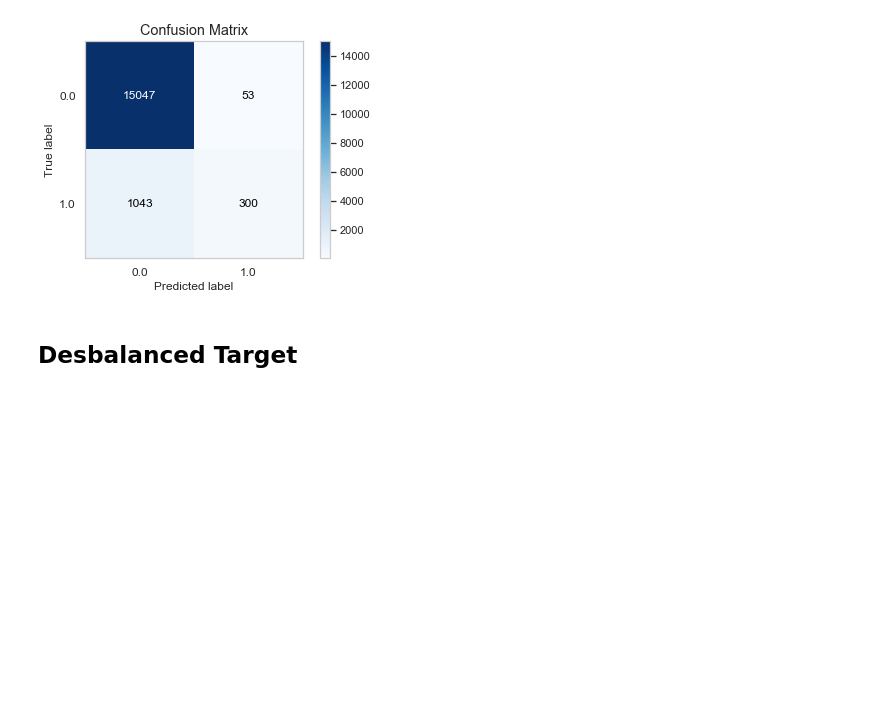
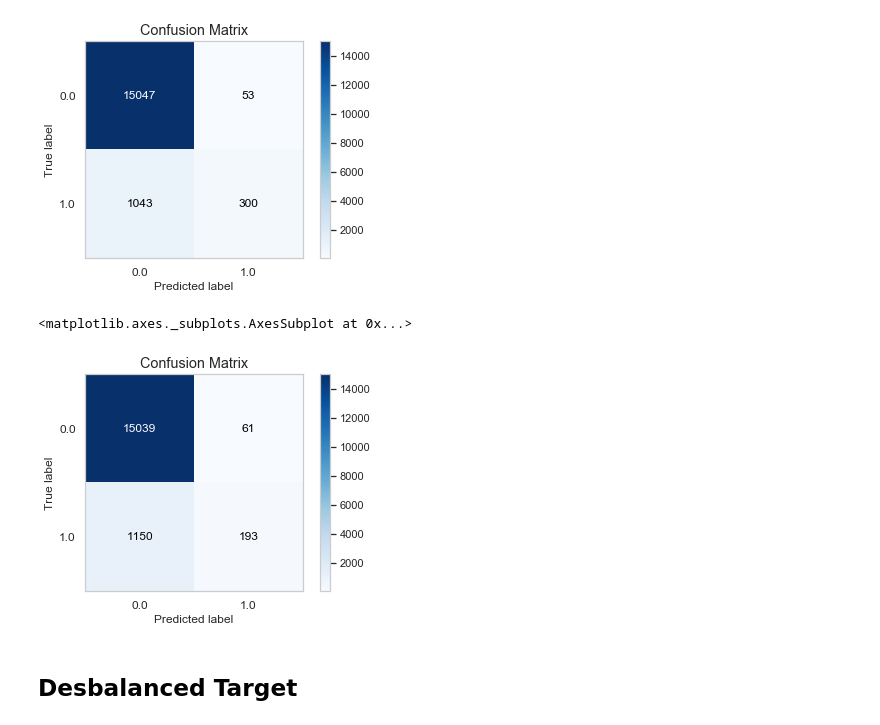
Before and after one commit to raquelcreis/hr_analytics, a Jupyter notebook: notebook.ipynb, the cells around one changed output. Cells and saved outputs as stored; diff of their text form; code cells hidden in the pictures; blank space fills up the shorter version.

Commit message:
metrics model - oversampling dataset

```diff
--- a/notebook.ipynb
+++ b/notebook.ipynb
@@ -454,3 +454,6 @@ Index(['previous_year_rating', 'awards_won?', 'avg_training_score',
        'region_22', 'region_26', 'region_4', 'department_Legal',
        'education_Bachelor's', 'gender_m', 'recruitment_channel_other'],
       dtype='object')
+# %%
+feat_select = X_train.columns[select_top10.get_support()]
+X_train[feat_select]
@@ -534,6 +551,14 @@ skplt.metrics.plot_confusion_matrix(y_valid, preds_valid)
 # %% [output]
 <matplotlib.axes._subplots.AxesSubplot at 0x...>
 [figure]
+# %%
+# model only the top_10 features
+adc.fit(X_train[feat_select], y_train)
+preds_valid = adc.predict(X_valid[feat_select])
+skplt.metrics.plot_confusion_matrix(y_valid, preds_valid)
+# %% [output]
+<matplotlib.axes._subplots.AxesSubplot at 0x...>
+[figure, added]
 # %% [markdown]
 ## Desbalanced Target
 # %%
```
Also changed, not shown: parts of 4 cells of this notebook.
